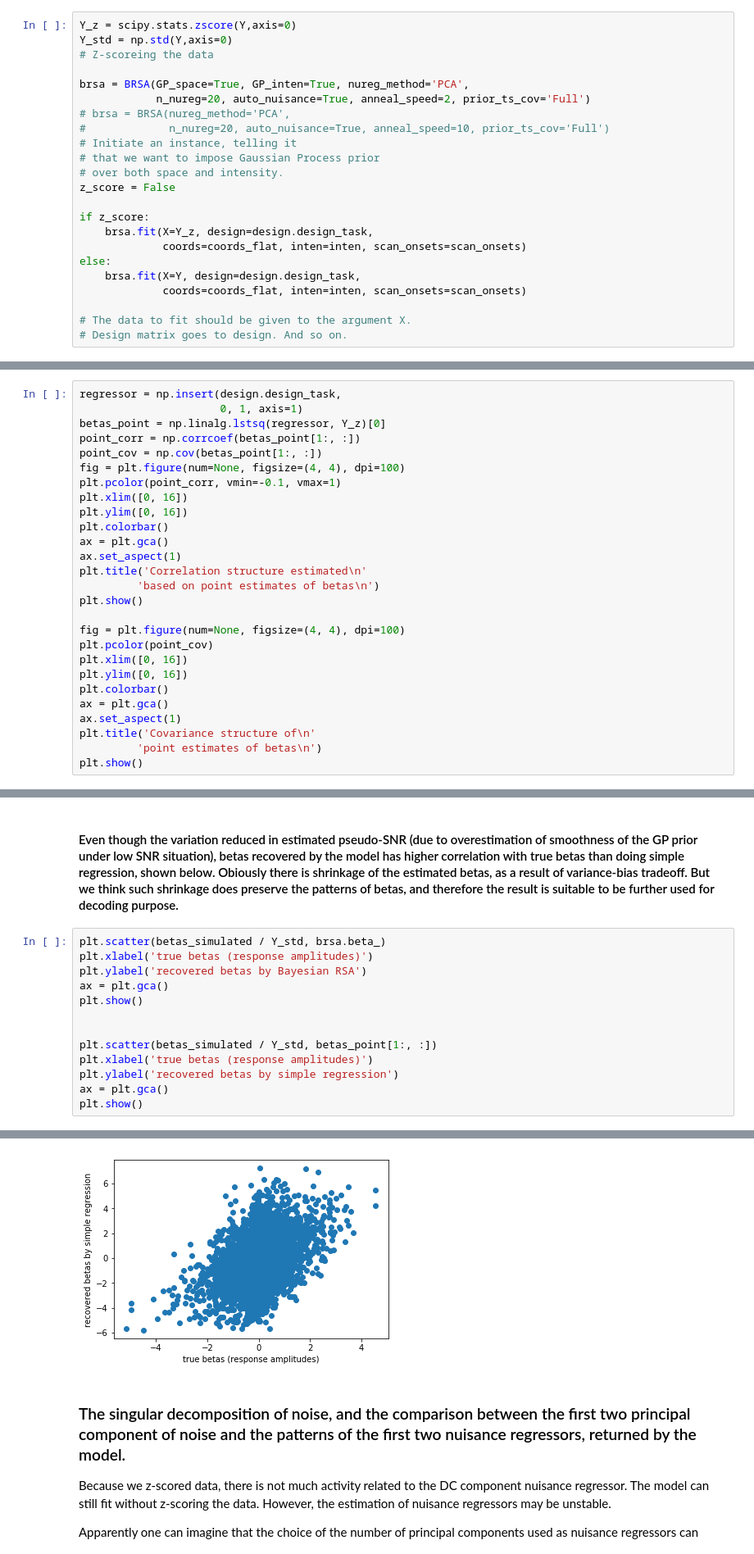
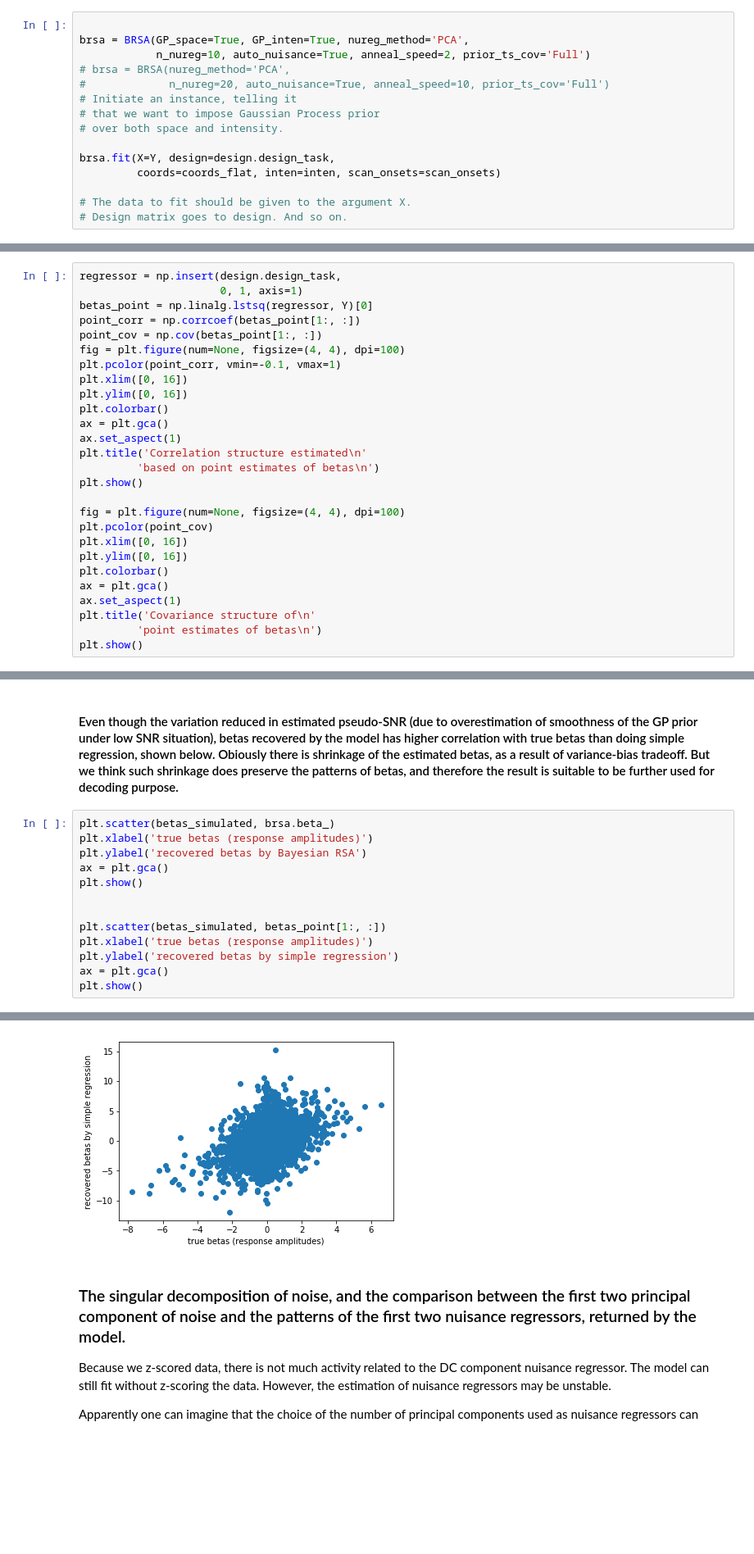
Before and after one commit to brainiak/brainiak, a Jupyter notebook: examples/reprsimil/brsa_representational_similarity_estimate_example.ipynb, the cells around one changed output, grey strips where cells are left out. Shown at 82% size. Cells and saved outputs as stored; diff of their text form; blank space fills up the shorter version.

```diff
--- a/examples/reprsimil/brsa_representational_similarity_estimate_example.ipynb
+++ b/examples/reprsimil/brsa_representational_similarity_estimate_example.ipynb
@@ -301,25 +301,17 @@ scan onsets: [  0 186 372]
 The nuisance regressors in typical fMRI analysis (such as head motion signal) are replaced by principal components estimated from residuals after subtracting task-related response. n_nureg tells the model how many principal components to keep from the residual as nuisance regressors, in order to account for spatial correlation in noise.
 If you prefer not using this approach based on principal components of residuals, you can set auto_nuisance=False, and optionally provide your own nuisance regressors as nuisance argument to BRSA.fit()
 # %%
-Y_z = scipy.stats.zscore(Y,axis=0)
-Y_std = np.std(Y,axis=0)
-# Z-scoreing the data
 
 brsa = BRSA(GP_space=True, GP_inten=True, nureg_method='PCA',
-            n_nureg=20, auto_nuisance=True, anneal_speed=2, prior_ts_cov='Full')
+            n_nureg=10, auto_nuisance=True, anneal_speed=2, prior_ts_cov='Full')
 # brsa = BRSA(nureg_method='PCA',
 #             n_nureg=20, auto_nuisance=True, anneal_speed=10, prior_ts_cov='Full')
 # Initiate an instance, telling it
 # that we want to impose Gaussian Process prior
 # over both space and intensity.
-z_score = False
 
-if z_score:
-    brsa.fit(X=Y_z, design=design.design_task,
-             coords=coords_flat, inten=inten, scan_onsets=scan_onsets)
-else:
-    brsa.fit(X=Y, design=design.design_task,
-             coords=coords_flat, inten=inten, scan_onsets=scan_onsets)
+brsa.fit(X=Y, design=design.design_task,
+         coords=coords_flat, inten=inten, scan_onsets=scan_onsets)
 
 # The data to fit should be given to the argument X.
 # Design matrix goes to design. And so on.
@@ -356,7 +357,7 @@ plt.show()
 # %%
 regressor = np.insert(design.design_task,
                       0, 1, axis=1)
-betas_point = np.linalg.lstsq(regressor, Y_z)[0]
+betas_point = np.linalg.lstsq(regressor, Y)[0]
 point_corr = np.corrcoef(betas_point[1:, :])
 point_cov = np.cov(betas_point[1:, :])
 fig = plt.figure(num=None, figsize=(4, 4), dpi=100)
@@ -448,14 +449,14 @@ plt.show()
 # %% [markdown]
 #### Even though the variation reduced in estimated pseudo-SNR (due to overestimation of smoothness of the GP prior under low SNR situation), betas recovered by the model has higher correlation with true betas than doing simple regression, shown below. Obiously there is shrinkage of the estimated betas, as a result of variance-bias tradeoff. But we think such shrinkage does preserve the patterns of betas, and therefore the result is suitable to be further used for decoding purpose.
 # %%
-plt.scatter(betas_simulated / Y_std, brsa.beta_)
+plt.scatter(betas_simulated, brsa.beta_)
 plt.xlabel('true betas (response amplitudes)')
 plt.ylabel('recovered betas by Bayesian RSA')
 ax = plt.gca()
 plt.show()
 
 
-plt.scatter(betas_simulated / Y_std, betas_point[1:, :])
+plt.scatter(betas_simulated, betas_point[1:, :])
 plt.xlabel('true betas (response amplitudes)')
 plt.ylabel('recovered betas by simple regression')
 ax = plt.gca()
@@ -465,4 +466,4 @@ plt.show()
-[figure, old version]
+[figure, new version]
 # %% [markdown]
 ### The singular decomposition of noise, and the comparison between the first two principal component of noise and the patterns of the first two nuisance regressors, returned by the model.
 Because we z-scored data, there is not much activity related to the DC component nuisance regressor. The model can still fit without z-scoring the data. However, the estimation of nuisance regressors may be unstable.
```
Also changed, not shown: parts of 15 cells of this notebook, 1 other file.
